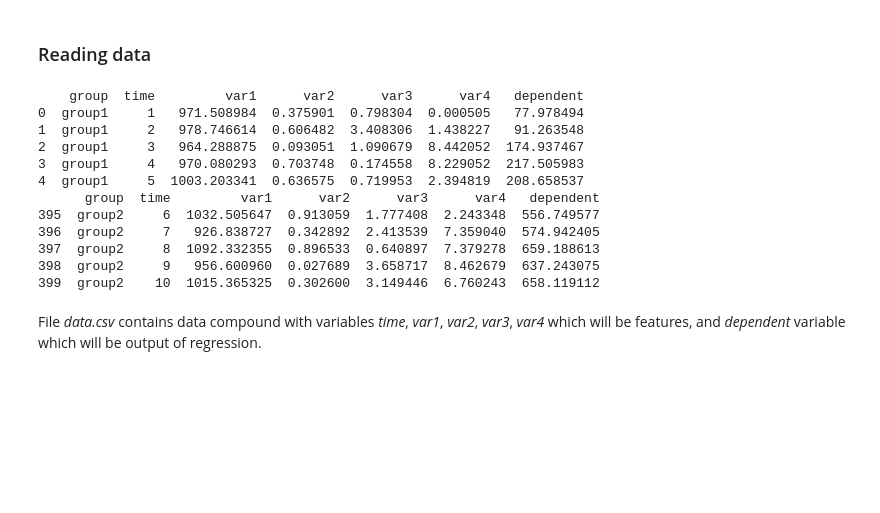
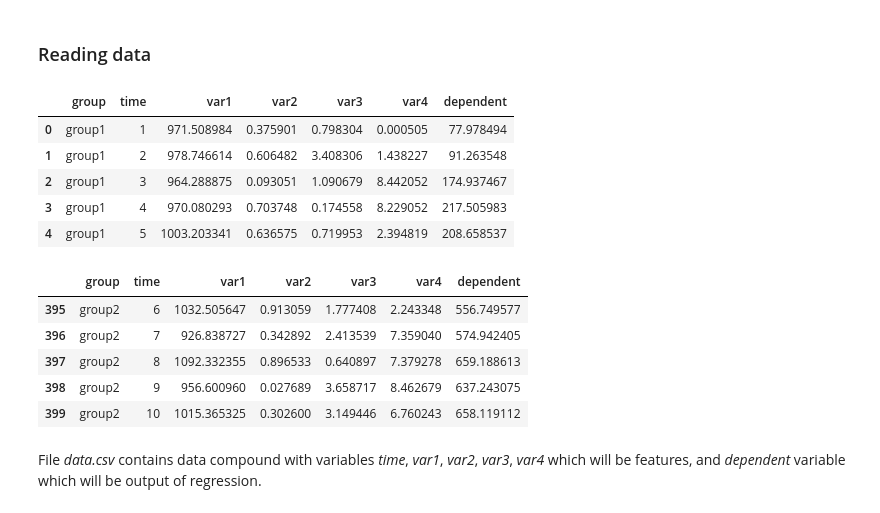
Before and after one commit to pciuh/regression-model, a Jupyter notebook: regression-model.ipynb, the cells around one changed output. Cells and saved outputs as stored; diff of their text form; code cells hidden in the pictures; blank space fills up the shorter version.

```diff
--- a/regression-model.ipynb
+++ b/regression-model.ipynb
@@ -42,24 +42,24 @@ from sklearn.metrics import mean_absolute_error
 # %%
 iDir = 'input/'
 pDir = 'plots/'
 
 fnam = 'data.csv'
 df = pd.read_csv(iDir + fnam,sep=',',header=0)
-print(df.head())
-print(df.tail())
+display(df.head())
+display(df.tail())
 # %% [output]
-    group  time         var1      var2      var3      var4   dependent
-0  group1     1   971.508984  0.375901  0.798304  0.000505   77.978494
-1  group1     2   978.746614  0.606482  3.408306  1.438227   91.263548
-2  group1     3   964.288875  0.093051  1.090679  8.442052  174.937467
-3  group1     4   970.080293  0.703748  0.174558  8.229052  217.505983
-4  group1     5  1003.203341  0.636575  0.719953  2.394819  208.658537
-      group  time         var1      var2      var3      var4   dependent
-395  group2     6  1032.505647  0.913059  1.777408  2.243348  556.749577
-396  group2     7   926.838727  0.342892  2.413539  7.359040  574.942405
-397  group2     8  1092.332355  0.896533  0.640897  7.379278  659.188613
-398  group2     9   956.600960  0.027689  3.658717  8.462679  637.243075
-399  group2    10  1015.365325  0.302600  3.149446  6.760243  658.119112
+|  | group | time | var1 | var2 | var3 | var4 | dependent |
+| 0 | group1 | 1 | 971.508984 | 0.375901 | 0.798304 | 0.000505 | 77.978494 |
+| 1 | group1 | 2 | 978.746614 | 0.606482 | 3.408306 | 1.438227 | 91.263548 |
+| 2 | group1 | 3 | 964.288875 | 0.093051 | 1.090679 | 8.442052 | 174.937467 |
+| 3 | group1 | 4 | 970.080293 | 0.703748 | 0.174558 | 8.229052 | 217.505983 |
+| 4 | group1 | 5 | 1003.203341 | 0.636575 | 0.719953 | 2.394819 | 208.658537 |
+|  | group | time | var1 | var2 | var3 | var4 | dependent |
+| 395 | group2 | 6 | 1032.505647 | 0.913059 | 1.777408 | 2.243348 | 556.749577 |
+| 396 | group2 | 7 | 926.838727 | 0.342892 | 2.413539 | 7.359040 | 574.942405 |
+| 397 | group2 | 8 | 1092.332355 | 0.896533 | 0.640897 | 7.379278 | 659.188613 |
+| 398 | group2 | 9 | 956.600960 | 0.027689 | 3.658717 | 8.462679 | 637.243075 |
+| 399 | group2 | 10 | 1015.365325 | 0.302600 | 3.149446 | 6.760243 | 658.119112 |
 # %% [markdown]
 File *data.csv* contains data compound with variables *time*, *var1*, *var2*, *var3*, *var4* which will be features, and *dependent* variable which will be output of regression.
 # %% [markdown]
```
Also changed, not shown: parts of 4 cells of this notebook, 7 other files.
